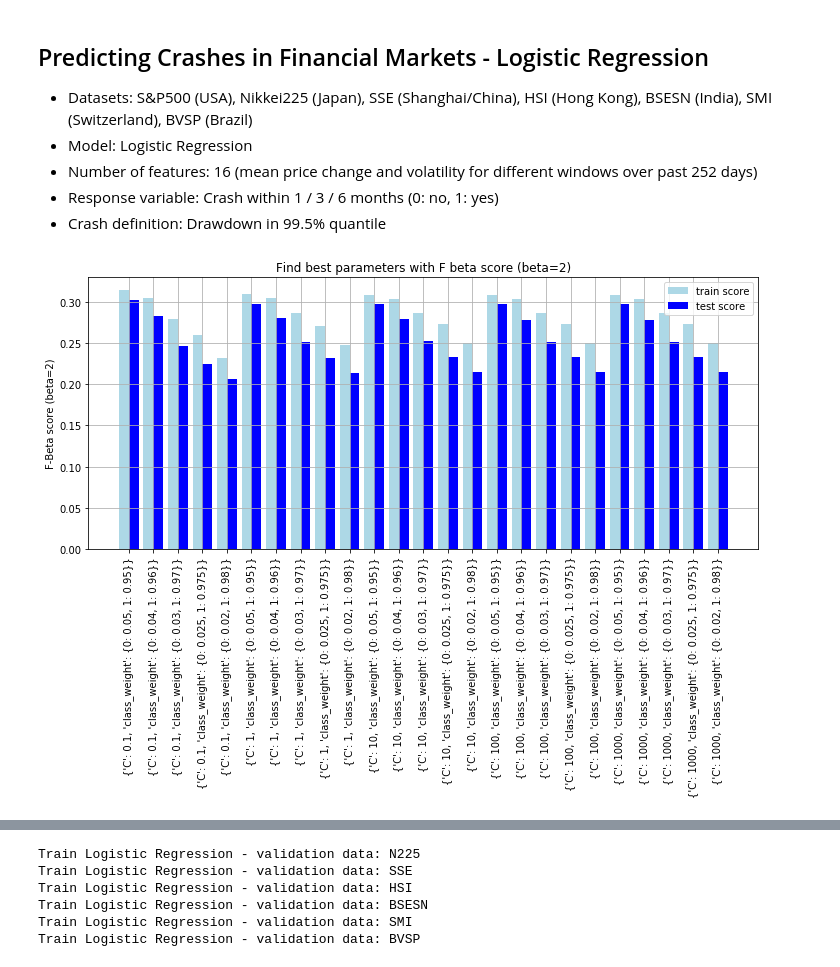
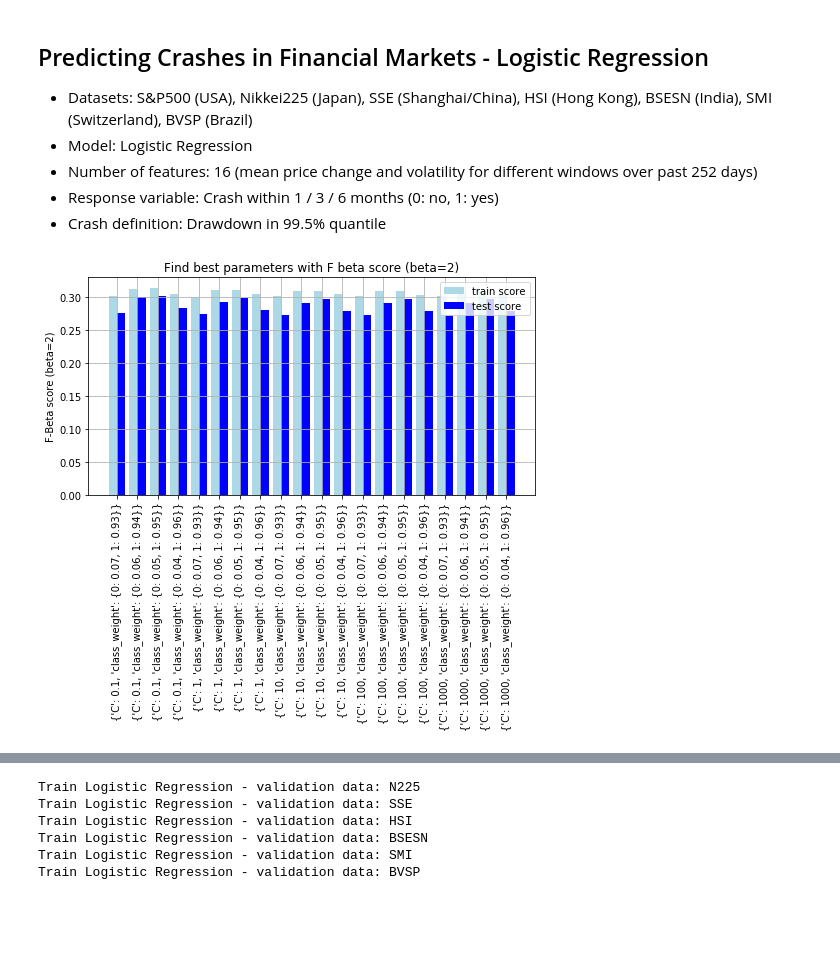
Before and after one commit to roman807/Predicting-Stock-Market-Crashes, a Jupyter notebook: models/log_reg.ipynb, the cells around one changed output, grey strips where cells are left out. Saved outputs shown, nothing was run; the diff lists cells and outputs as text; code cells hidden in the pictures; blank space fills up the shorter version.

```diff
--- a/models/log_reg.ipynb
+++ b/models/log_reg.ipynb
@@ -54,36 +50,36 @@ index_test = [i for i, name in enumerate(dataset_names) if name == test_data][0]
 index_month = [i for i, m in enumerate(months) if m == month_prediction][0]
 training_set_names = list(dataset_names)
 training_set_names.pop(index_test)
 dfs_x_training = list(dfs_x)
 dfs_x_training.pop(index_test)
 dfs_y_training = list(dfs_y)
 dfs_y_training.pop(index_test)
 x_train, y_train, _, _ = data.get_train_test(dfs_x_training, dfs_y_training, \
             training_set_names, test_data=None)
 y_train = y_train[:, index_month].astype(int)
 
 # Find parameters with grid search:
 fbeta_scorer = make_scorer(fbeta_score, beta=beta)
-param_grid = [{'C': [0.1, 1, 10, 100, 1000], 'class_weight': [{0:.05, 1:.95}, {0:.04, 1:.96}, \
-               {0:.03, 1:.97}, {0:.025, 1:.975}, {0:.02, 1:.98}]}]   # <-- 1 month
-# param_grid = [{'C': [0.1, 1, 10, 100, 1000], 'class_weight': [{0:.07, 1:.93}, {0:.06, 1:.94}, \
-#                 {0:.05, 1:.95}, {0:.04, 1:.96}]}]   # <-- 3 months
+# param_grid = [{'C': [0.1, 1, 10, 100, 1000], 'class_weight': [{0:.05, 1:.95}, {0:.04, 1:.96}, \
+#               {0:.03, 1:.97}, {0:.025, 1:.975}, {0:.02, 1:.98}]}]   # <-- 1 month
+param_grid = [{'C': [0.1, 1, 10, 100, 1000], 'class_weight': [{0:.07, 1:.93}, {0:.06, 1:.94}, \
+                {0:.05, 1:.95}, {0:.04, 1:.96}]}]   # <-- 3 months
 # param_grid = [{'C': [0.1, 1, 10, 100, 1000], 'class_weight': [{0:.11, 1:.89}, {0:.1, 1:.9},\
 #                 {0:.09, 1:.91}, {0:.08, 1:.92}]}]   # <-- 6 months
 
 clf = GridSearchCV(linear_model.LogisticRegression(penalty='l2'), param_grid, scoring=fbeta_scorer)
 model = clf.fit(x_train, y_train)
 labels = model.cv_results_['params']
 tr_score = model.cv_results_['mean_train_score']
 t_score = model.cv_results_['mean_test_score']
-rcParams['figure.figsize'] = 12, 5
+rcParams['figure.figsize'] = 8, 4
 plt.bar(x=np.arange(len(tr_score)) - 0.2,width=0.4, height=tr_score, color='lightblue', label='train score')
 plt.bar(x=np.arange(len(t_score)) + 0.2,width=0.4, height=t_score, color='blue', label='test score')
 plt.title('Find best parameters with F beta score (beta=2)')
 plt.xticks(np.arange(len(labels)), labels, rotation=90)
 plt.ylabel('F-Beta score (beta=2)')
 plt.legend()
 plt.grid()
 plt.show()
 # %% [output]
-[figure, old version]
+[figure, new version]
```
Also changed, not shown: parts of 9 cells of this notebook.
